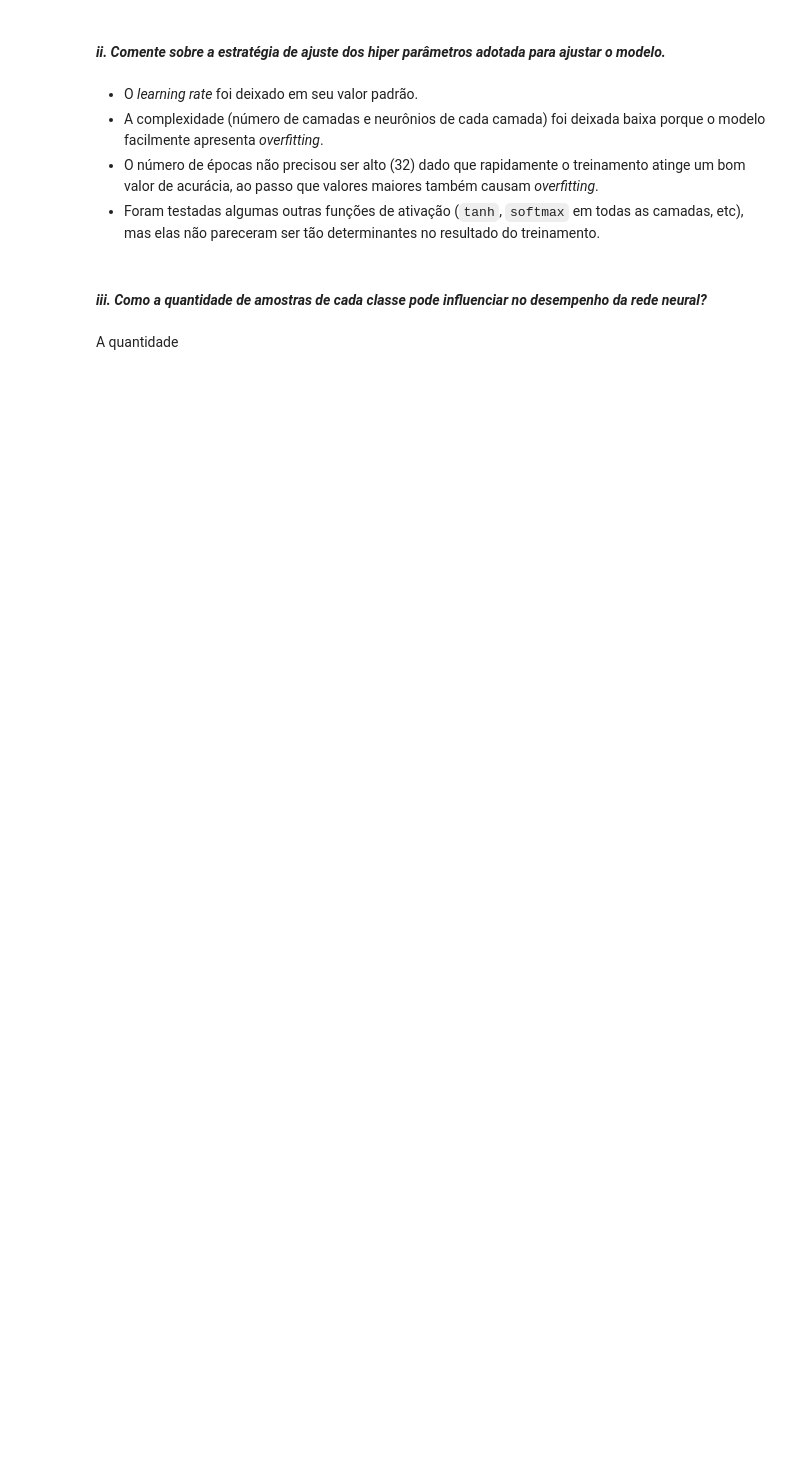
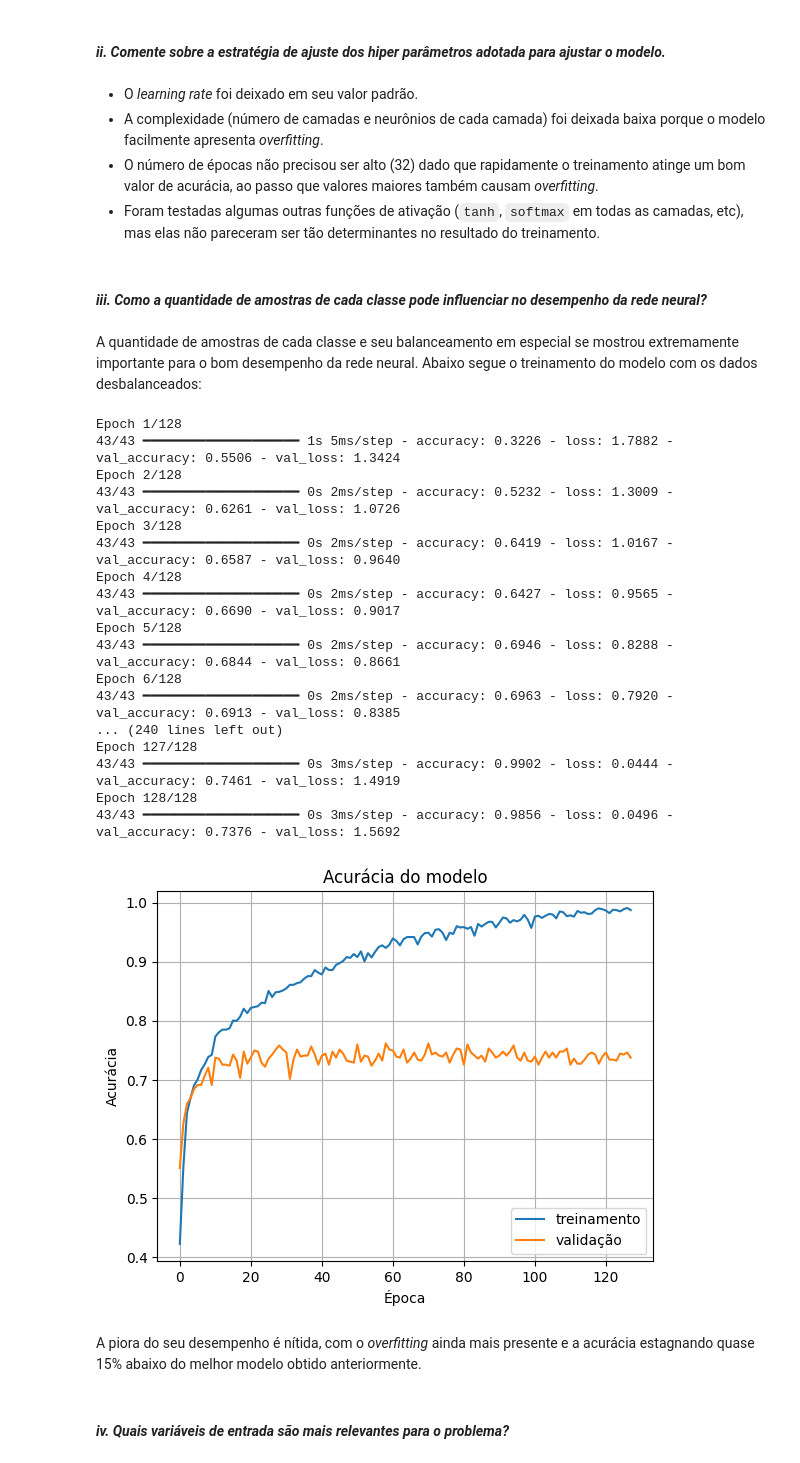
Before and after one commit to fbaltor/et-287, a Jupyter notebook: project_3/project_3.ipynb, the cells around one changed output. Saved outputs shown, nothing was run; the diff lists cells and outputs as text; code cells hidden in the pictures; blank space fills up the shorter version.

```diff
--- a/project_3/project_3.ipynb
+++ b/project_3/project_3.ipynb
@@ -390 +392,8 @@ Y = Y_0
+# %%
+# Lets remove the categorical features before winsorization
+features_categorical = ["TypeOfSteel_A300", "TypeOfSteel_A400"]
+X_categorical = X[features_categorical]
+
+X_continuous = X.select(pl.col("*").exclude(features_categorical))
+features_continuous = X_continuous.columns
 # %% [markdown]
@@ -436 +434,4 @@ Existem duas possíveis abordagens para resolver isso: _oversampling_ e _undersa
+# %%
+X_unbalanced = X
+Y_unbalanced = Y
 # %%
@@ -565,4 +584,57 @@ Epoch 32/32
 # %% [markdown]
 #### _iii. Como a quantidade de amostras de cada classe pode influenciar no desempenho da rede neural?_
 # %% [markdown]
-A quantidade
+A quantidade de amostras de cada classe e seu balanceamento em especial se mostrou extremamente importante para o bom desempenho da rede neural. Abaixo segue o treinamento do modelo com os dados desbalanceados:
+# %%
+train_fraction = 0.7
+X_train, X_test, Y_train, Y_test = train_test_split(X_unbalanced, Y_unbalanced, test_size = (1 - train_fraction), shuffle = True)
+
+model_unb = Sequential()
+model_unb.add(Dense(200, activation='relu')),
+model_unb.add(Dense(50, activation='relu')),
+model_unb.add(Dense(10, activation='relu')),
+model_unb.add(Dense(Y_train.width, activation='softmax'))
+
+optimizer = Adam()
+model_unb.compile(optimizer=optimizer,
+              loss='categorical_crossentropy',
+              metrics=['accuracy'])
+
+history_unb = model_unb.fit(
+    X_train.to_numpy(),
+    Y_train.to_numpy(),
+    epochs = 128,
+    batch_size = 32,
+    validation_data = (X_test.to_numpy(), Y_test.to_numpy()))
+
+plt.plot(history_unb.history['accuracy'])
+plt.plot(history_unb.history['val_accuracy'])
+plt.title('Acurácia do modelo')
+plt.ylabel('Acurácia')
+plt.xlabel('Época')
+plt.legend(['treinamento', 'validação'], loc='lower right')
+plt.grid()
+plt.show()
+# %% [output]
+Epoch 1/128
+43/43 ━━━━━━━━━━━━━━━━━━━━ 1s 5ms/step - accuracy: 0.3226 - loss: 1.7882 - val_accuracy: 0.5506 - val_loss: 1.3424
+Epoch 2/128
+43/43 ━━━━━━━━━━━━━━━━━━━━ 0s 2ms/step - accuracy: 0.5232 - loss: 1.3009 - val_accuracy: 0.6261 - val_loss: 1.0726
+Epoch 3/128
+43/43 ━━━━━━━━━━━━━━━━━━━━ 0s 2ms/step - accuracy: 0.6419 - loss: 1.0167 - val_accuracy: 0.6587 - val_loss: 0.9640
+Epoch 4/128
+43/43 ━━━━━━━━━━━━━━━━━━━━ 0s 2ms/step - accuracy: 0.6427 - loss: 0.9565 - val_accuracy: 0.6690 - val_loss: 0.9017
+Epoch 5/128
+43/43 ━━━━━━━━━━━━━━━━━━━━ 0s 2ms/step - accuracy: 0.6946 - loss: 0.8288 - val_accuracy: 0.6844 - val_loss: 0.8661
+Epoch 6/128
+43/43 ━━━━━━━━━━━━━━━━━━━━ 0s 2ms/step - accuracy: 0.6963 - loss: 0.7920 - val_accuracy: 0.6913 - val_loss: 0.8385
+... (240 lines left out)
+Epoch 127/128
+43/43 ━━━━━━━━━━━━━━━━━━━━ 0s 3ms/step - accuracy: 0.9902 - loss: 0.0444 - val_accuracy: 0.7461 - val_loss: 1.4919
+Epoch 128/128
+43/43 ━━━━━━━━━━━━━━━━━━━━ 0s 3ms/step - accuracy: 0.9856 - loss: 0.0496 - val_accuracy: 0.7376 - val_loss: 1.5692
+[figure, added]
+# %% [markdown]
+A piora do seu desempenho é nítida, com o _overfitting_ ainda mais presente e a acurácia estagnando quase 15% abaixo do melhor modelo obtido anteriormente.
+# %% [markdown]
+#### _iv. Quais variáveis de entrada são mais relevantes para o problema?_
```
Also changed, not shown: parts of 20 cells of this notebook.
